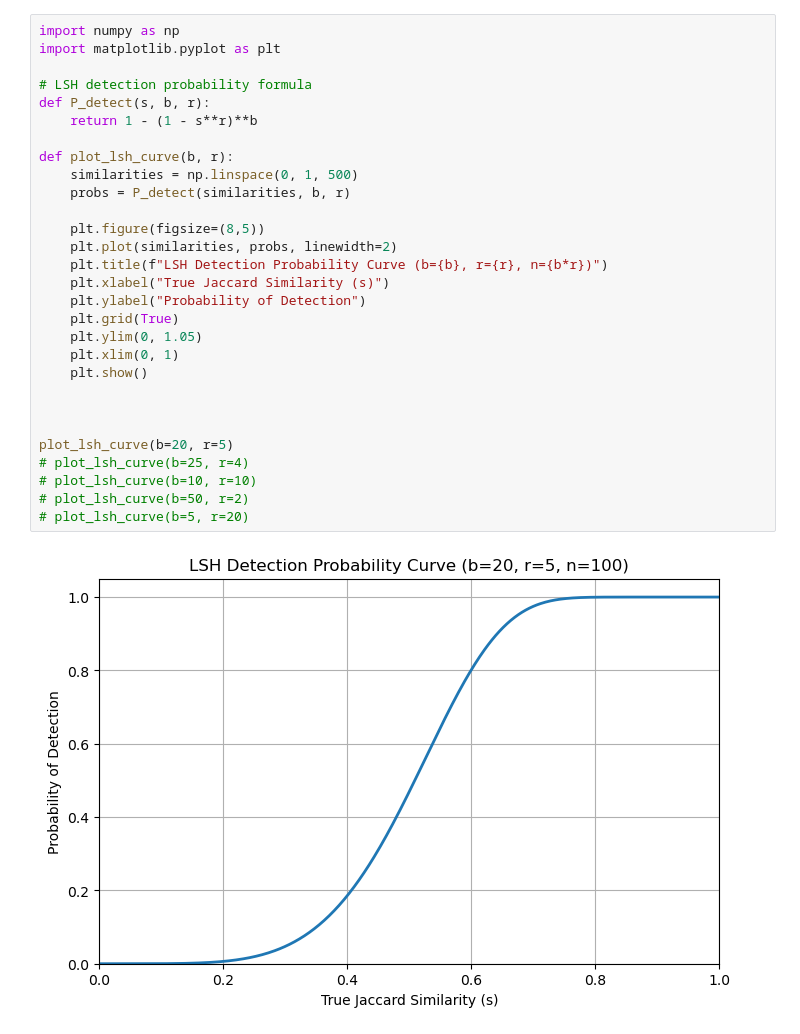
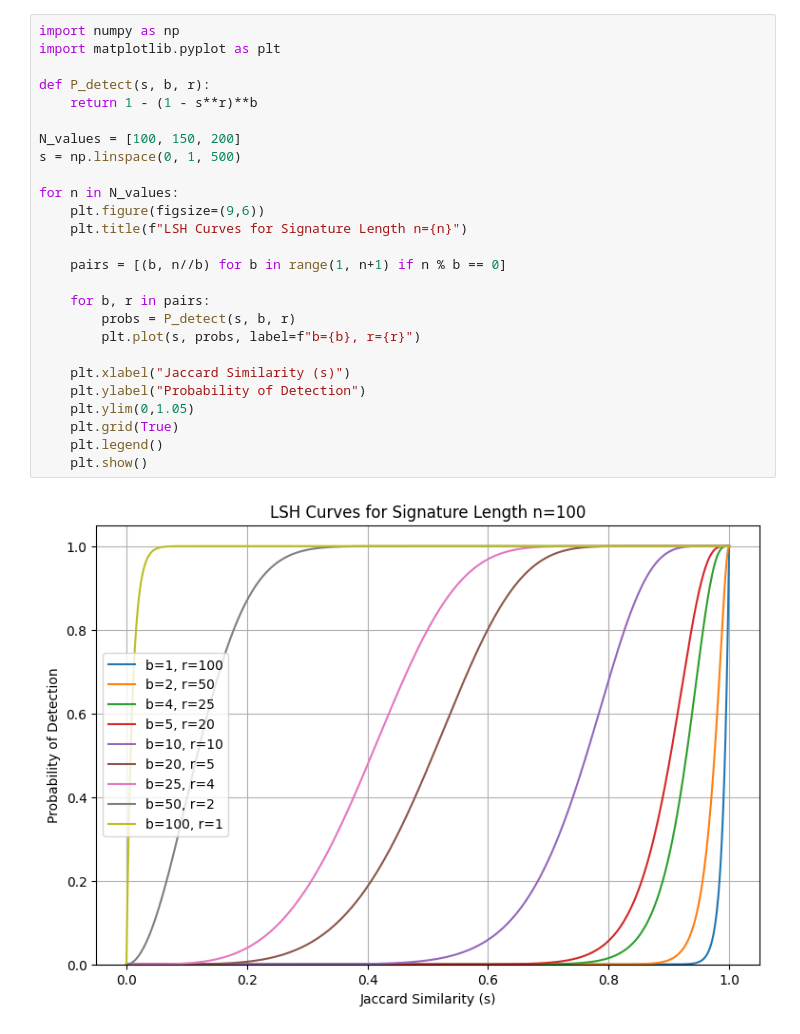
Before and after one commit to RwikKamilya/aidm_final_ass, a Jupyter notebook: Plots.ipynb, the cells around one changed output. Saved outputs shown, nothing was run; the diff lists cells and outputs as text.

Commit message:
s-curve plotter added

```diff
--- a/Plots.ipynb
+++ b/Plots.ipynb
@@ -1,31 +1,28 @@
 # %%
 import numpy as np
 import matplotlib.pyplot as plt
 
-# LSH detection probability formula
 def P_detect(s, b, r):
     return 1 - (1 - s**r)**b
 
-def plot_lsh_curve(b, r):
-    similarities = np.linspace(0, 1, 500)
-    probs = P_detect(similarities, b, r)
+N_values = [100, 150, 200]
+s = np.linspace(0, 1, 500)
 
-    plt.figure(figsize=(8,5))
-    plt.plot(similarities, probs, linewidth=2)
-    plt.title(f"LSH Detection Probability Curve (b={b}, r={r}, n={b*r})")
-    plt.xlabel("True Jaccard Similarity (s)")
+for n in N_values:
+    plt.figure(figsize=(9,6))
+    plt.title(f"LSH Curves for Signature Length n={n}")
+
+    pairs = [(b, n//b) for b in range(1, n+1) if n % b == 0]
+
+    for b, r in pairs:
+        probs = P_detect(s, b, r)
+        plt.plot(s, probs, label=f"b={b}, r={r}")
+
+    plt.xlabel("Jaccard Similarity (s)")
     plt.ylabel("Probability of Detection")
+    plt.ylim(0,1.05)
     plt.grid(True)
-    plt.ylim(0, 1.05)
-    plt.xlim(0, 1)
+    plt.legend()
     plt.show()
-
-
-
-plot_lsh_curve(b=20, r=5)
-# plot_lsh_curve(b=25, r=4)
-# plot_lsh_curve(b=10, r=10)
-# plot_lsh_curve(b=50, r=2)
-# plot_lsh_curve(b=5, r=20)
 # %% [output]
-[figure, old version]
+[figure, new version]
```
Also changed, not shown: parts of 5 cells of this notebook.
